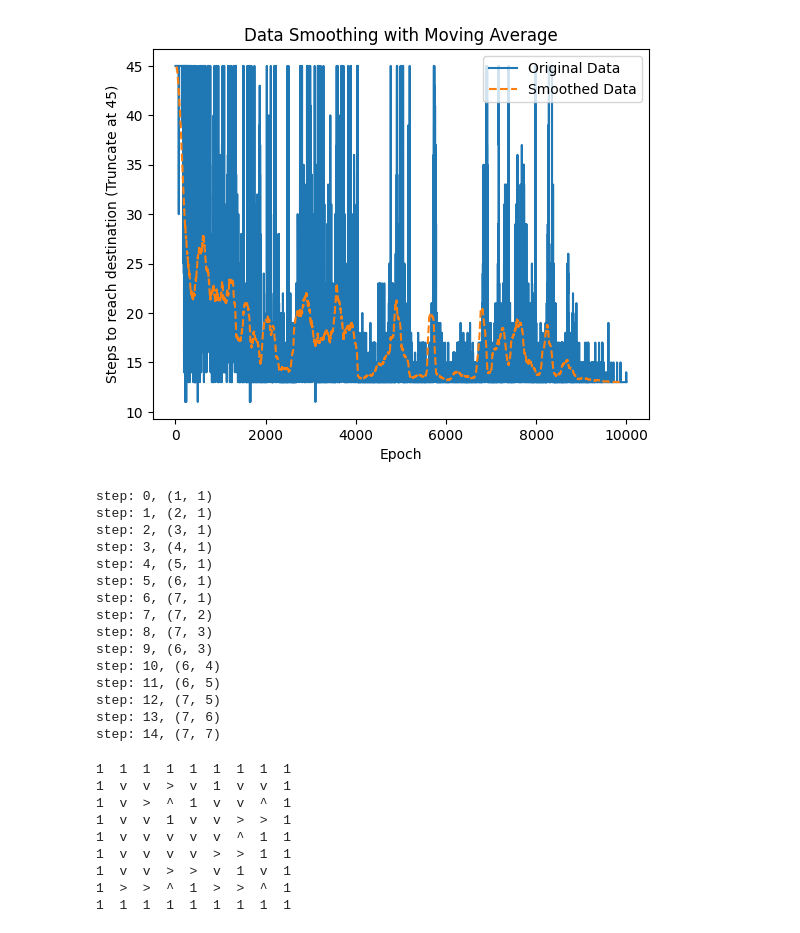
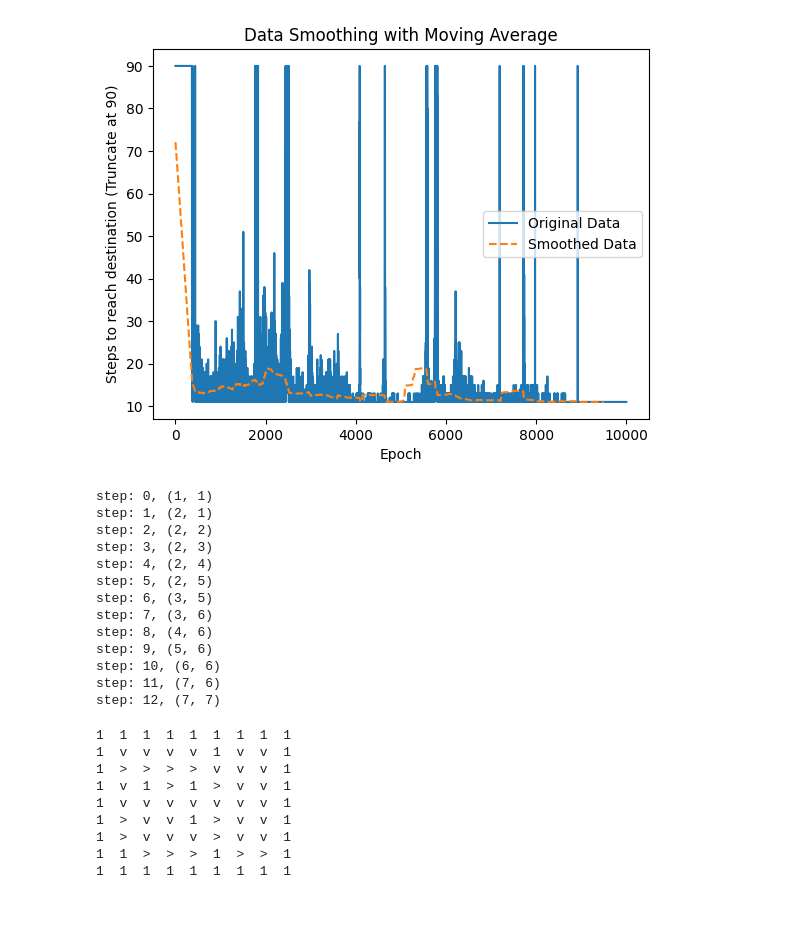
Before and after one commit to xiaoylu/genai_category, a Jupyter notebook: reinforcement_learning/rl_maze_simple_policy_gradient.ipynb, the cells around one changed output. Cells and saved outputs as stored; diff of their text form; code cells hidden in the pictures.

Commit message:
Update rl_maze_simple_policy_gradient.ipynb and README.md (#2)
Co-authored-by: xiao1u <xiaoyan.lu@hooglee.com>

```diff
--- a/reinforcement_learning/rl_maze_simple_policy_gradient.ipynb
+++ b/reinforcement_learning/rl_maze_simple_policy_gradient.ipynb
@@ -148,11 +138,4 @@ print_most_likely_moves(maze, policy_net)
 # %%
-
-# Number of observations (3*3 local grid)
-n_obs=3*3
-# Number of actions (Go up, Go down, Go left, Go right)
-n_acts=len(D)
-
-policy_net = CategoricalMLP(n_obs, n_acts).to(device)
 optimizer = optim.Adam(policy_net.parameters(), lr=3e-3)
 
 epochs = 10000
@@ -162,7 +145,7 @@ for epoch in range(epochs):
     x, y = 1, 1
     loss = 0
     steps = 0
-    max_steps = N * 5
+    max_steps = N * 10
     while steps < max_steps: # truncate if stuck
         dist = policy_net(sub_maze(x, y))
         action = dist.sample()
@@ -190,27 +192,27 @@ NameError: name 'torch' is not defined
 # %%
 import numpy as np
 import matplotlib.pyplot as plt
 
 # Original data
 data = step_list
 
 # Moving average function
 def moving_average(data, window_size):
     return np.convolve(data, np.ones(window_size) / window_size, mode='valid')
 
 # Apply moving average
-smoothed_data = moving_average(data, window_size=150)
+smoothed_data = moving_average(data, window_size=500)
 
 # Plot original and smoothed data
 plt.plot(data, label="Original Data")
 plt.plot(range(1, len(smoothed_data) + 1), smoothed_data, label="Smoothed Data", linestyle="--")
 plt.xlabel("Epoch")
 plt.ylabel(f"Steps to reach destination (Truncate at {max_steps})")
 plt.legend()
 plt.title("Data Smoothing with Moving Average")
 plt.show()
 # %% [output]
-[figure, old version]
+[figure, new version]
 # %%
 # This is a test run.
 # Model guided the player to go from (1,1) to (N-2,N-2).
@@ -231,22 +233,23 @@ while steps < max_steps: # truncate if stuck
 # %% [output]
 step: 0, (1, 1)
 step: 1, (2, 1)
-step: 2, (3, 1)
-step: 3, (4, 1)
-step: 4, (5, 1)
-step: 5, (6, 1)
-step: 6, (7, 1)
-step: 7, (7, 2)
-step: 8, (7, 3)
-step: 9, (6, 3)
-step: 10, (6, 4)
-step: 11, (6, 5)
-step: 12, (7, 5)
-step: 13, (7, 6)
-step: 14, (7, 7)
+step: 2, (2, 2)
+step: 3, (2, 3)
+step: 4, (2, 4)
+step: 5, (2, 5)
+step: 6, (3, 5)
+step: 7, (3, 6)
+step: 8, (4, 6)
+step: 9, (5, 6)
+step: 10, (6, 6)
+step: 11, (7, 6)
+step: 12, (7, 7)
 # %%
 # What is the most likely direction to go from each position?
-
+#
+# With training, the agent will learn to go
+# from top left to bottom right more efficiently.
+# It learns to walk around the blockages to go bottom right.
 D_sign = ['v', '^', '<', '>']
 
 for i in range(N):
@@ -260,11 +263,11 @@ for i in range(N):
     print()
 # %% [output]
 1  1  1  1  1  1  1  1  1
-1  v  v  >  v  1  v  v  1
-1  v  >  ^  1  v  v  ^  1
-1  v  v  1  v  v  >  >  1
-1  v  v  v  v  v  ^  1  1
-1  v  v  v  v  >  >  1  1
-1  v  v  >  >  v  1  v  1
-1  >  >  ^  1  >  >  ^  1
+1  v  v  v  v  1  v  v  1
+1  >  >  >  >  v  v  v  1
+1  v  1  >  1  >  v  v  1
+1  v  v  v  v  v  v  v  1
+1  >  v  v  1  >  v  v  1
+1  >  v  v  v  >  v  v  1
+1  1  >  >  >  1  >  >  1
 1  1  1  1  1  1  1  1  1
```
Also changed, not shown: parts of 5 cells of this notebook, 1 other file.
